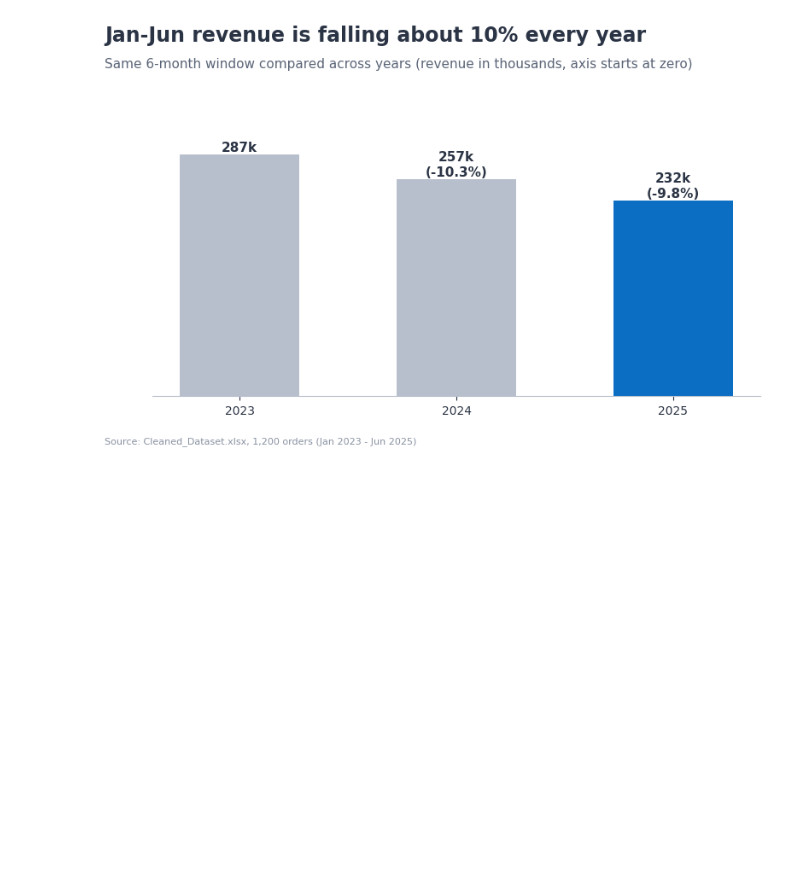
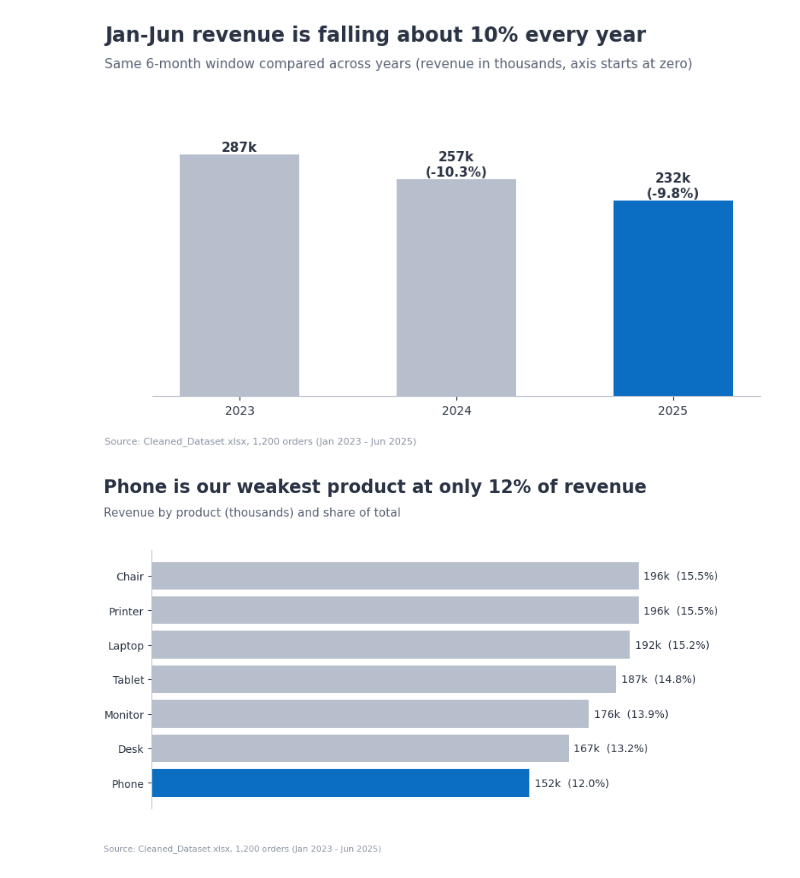
Before and after one commit to nasirali2024ag5310-arch/decodelabs-internship-project4, a Jupyter notebook: Visualization_Project4.ipynb, the cells around one changed output. Cells and saved outputs as stored; diff of their text form; code cells hidden in the pictures; blank space fills up the shorter version.

Commit message:
Chart 3: Category comparison

```diff
--- a/Visualization_Project4.ipynb
+++ b/Visualization_Project4.ipynb
@@ -82,3 +82,20 @@ finish(fig, "Jan-Jun revenue is falling about 10% every year",
        "02_h1_revenue_decline")
 # %% [output]
 [figure]
+# %%
+# SECTION 6: CHART 3 - CATEGORY COMPARISON (horizontal bar, spotlight on the weakest)
+p = df.groupby("Product").TotalPrice.sum().sort_values()
+colors = [ACCENT if prod == p.idxmin() else GREY for prod in p.index]
+
+fig, ax = plt.subplots(figsize=(9, 5))
+bars = ax.barh(p.index, p.values/1e3, color=colors)
+for bar in bars:
+    v = bar.get_width()
+    ax.text(v + 2, bar.get_y() + bar.get_height()/2,
+            f"{v:.0f}k  ({v*1e3/total_rev*100:.1f}%)", va="center", fontsize=10, color=DARK)
+ax.set_xlim(0, p.max()/1e3 * 1.25)
+ax.set_xticks([]); ax.spines["bottom"].set_visible(False)
+finish(fig, "Phone is our weakest product at only 12% of revenue",
+       "Revenue by product (thousands) and share of total", "03_product_revenue")
+# %% [output]
+[figure, added]
```
Also changed, not shown: 1 other file.
